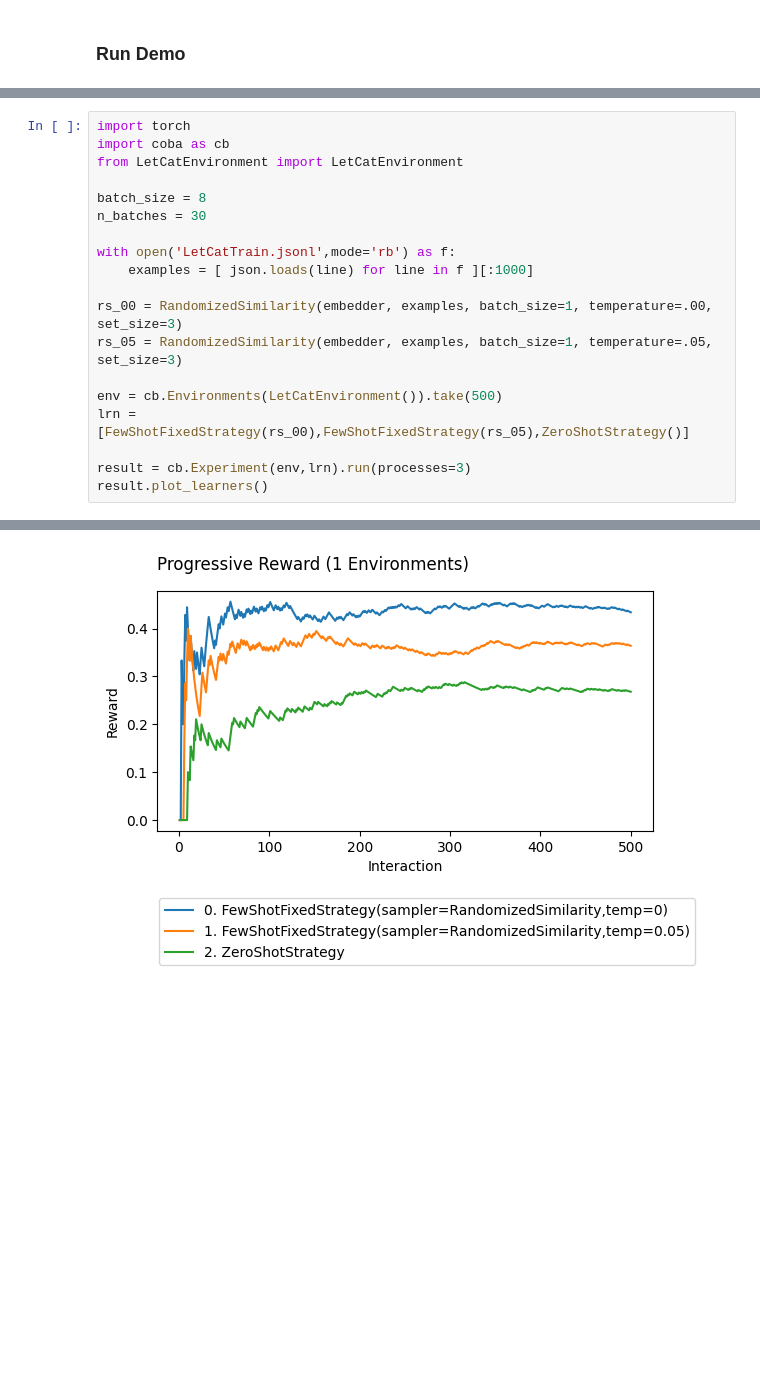
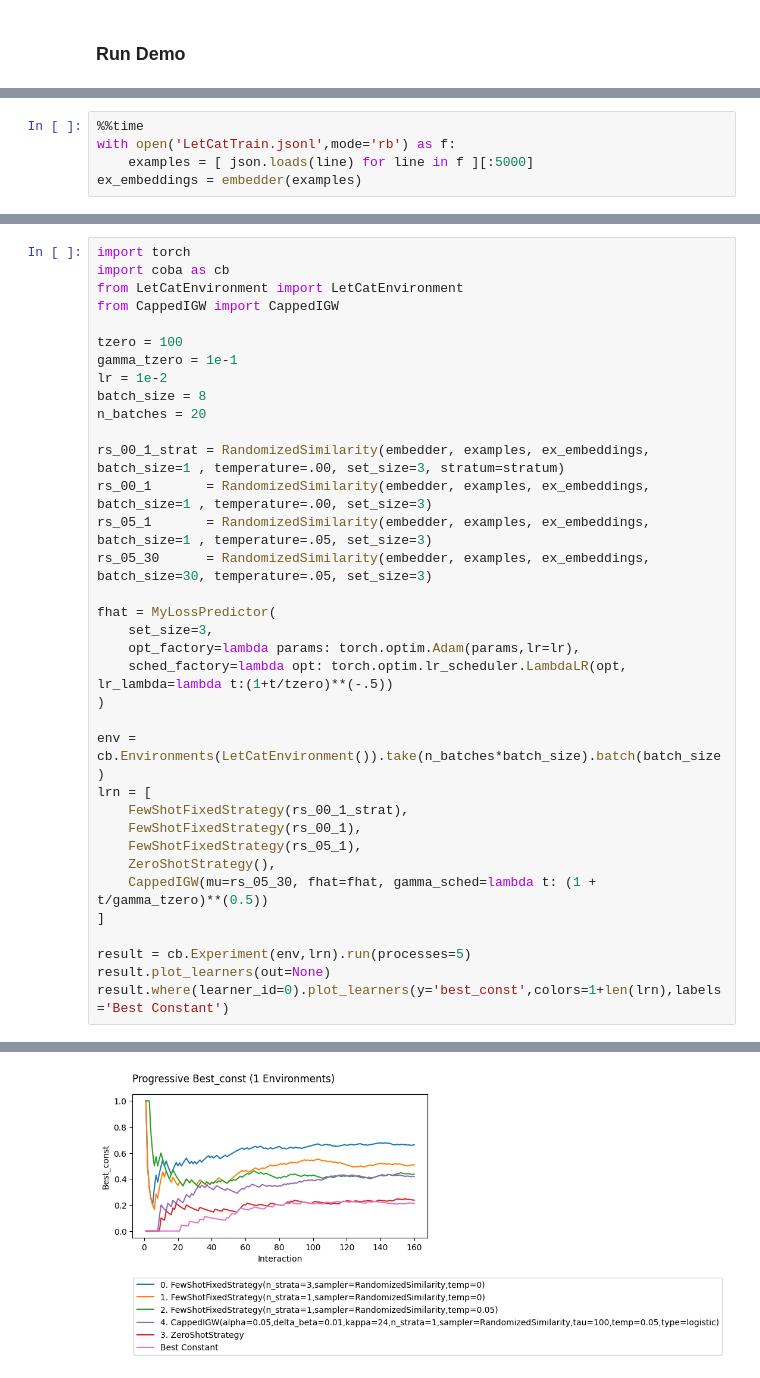
Before and after one commit to mrucker/onoff_experiments, a Jupyter notebook: demo/demo-example-selector.ipynb, the cells around one changed output, grey strips where cells are left out. Cells and saved outputs as stored; diff of their text form; blank space fills up the shorter version.

Commit message:
Lots of additions and bug fixes. First CappedIGW example selector working.

```diff
--- a/demo/demo-example-selector.ipynb
+++ b/demo/demo-example-selector.ipynb
@@ -80,0 +192,5 @@ class ZeroShotStrategy:
+# %%
+%%time
+with open('LetCatTrain.jsonl',mode='rb') as f:
+    examples = [ json.loads(line) for line in f ][:5000]
+ex_embeddings = embedder(examples)
@@ -82,19 +207,35 @@ class ZeroShotStrategy:
 import torch
 import coba as cb
 from LetCatEnvironment import LetCatEnvironment
+from CappedIGW import CappedIGW
 
+tzero = 100
+gamma_tzero = 1e-1
+lr = 1e-2
 batch_size = 8
-n_batches = 30
+n_batches = 20
 
-with open('LetCatTrain.jsonl',mode='rb') as f:
-    examples = [ json.loads(line) for line in f ][:1000]
+rs_00_1_strat = RandomizedSimilarity(embedder, examples, ex_embeddings, batch_size=1 , temperature=.00, set_size=3, stratum=stratum)
+rs_00_1       = RandomizedSimilarity(embedder, examples, ex_embeddings, batch_size=1 , temperature=.00, set_size=3)
+rs_05_1       = RandomizedSimilarity(embedder, examples, ex_embeddings, batch_size=1 , temperature=.05, set_size=3)
+rs_05_30      = RandomizedSimilarity(embedder, examples, ex_embeddings, batch_size=30, temperature=.05, set_size=3)
 
-rs_00 = RandomizedSimilarity(embedder, examples, batch_size=1, temperature=.00, set_size=3)
-rs_05 = RandomizedSimilarity(embedder, examples, batch_size=1, temperature=.05, set_size=3)
+fhat = MyLossPredictor(
+    set_size=3,
+    opt_factory=lambda params: torch.optim.Adam(params,lr=lr),
+    sched_factory=lambda opt: torch.optim.lr_scheduler.LambdaLR(opt, lr_lambda=lambda t:(1+t/tzero)**(-.5))
+)
 
-env = cb.Environments(LetCatEnvironment()).take(500)
-lrn = [FewShotFixedStrategy(rs_00),FewShotFixedStrategy(rs_05),ZeroShotStrategy()]
+env = cb.Environments(LetCatEnvironment()).take(n_batches*batch_size).batch(batch_size)
+lrn = [
+    FewShotFixedStrategy(rs_00_1_strat),
+    FewShotFixedStrategy(rs_00_1),
+    FewShotFixedStrategy(rs_05_1),
+    ZeroShotStrategy(),
+    CappedIGW(mu=rs_05_30, fhat=fhat, gamma_sched=lambda t: (1 + t/gamma_tzero)**(0.5))
+]
 
-result = cb.Experiment(env,lrn).run(processes=3)
-result.plot_learners()
+result = cb.Experiment(env,lrn).run(processes=5)
+result.plot_learners(out=None)
+result.where(learner_id=0).plot_learners(y='best_const',colors=1+len(lrn),labels='Best Constant')
 # %% [output]
@@ -114 +261 @@ result.plot_learners()
-[figure, old version]
+[figure, new version]
```
Also changed, not shown: parts of 9 cells of this notebook.
